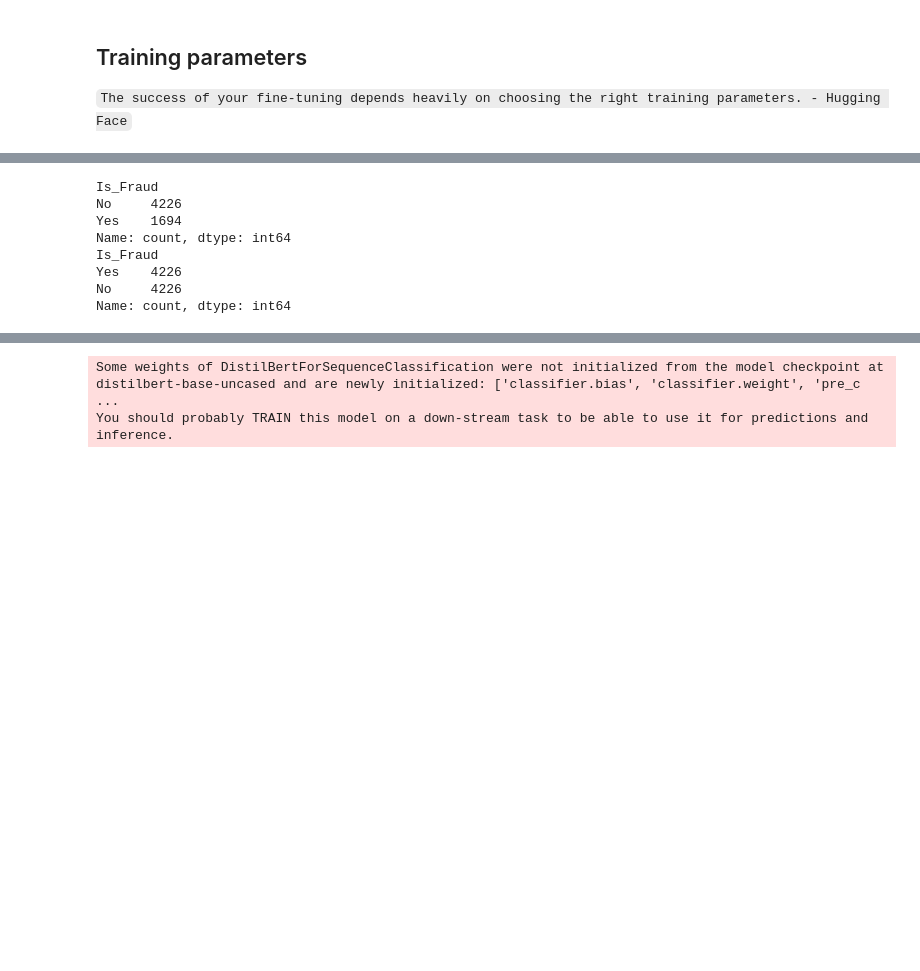
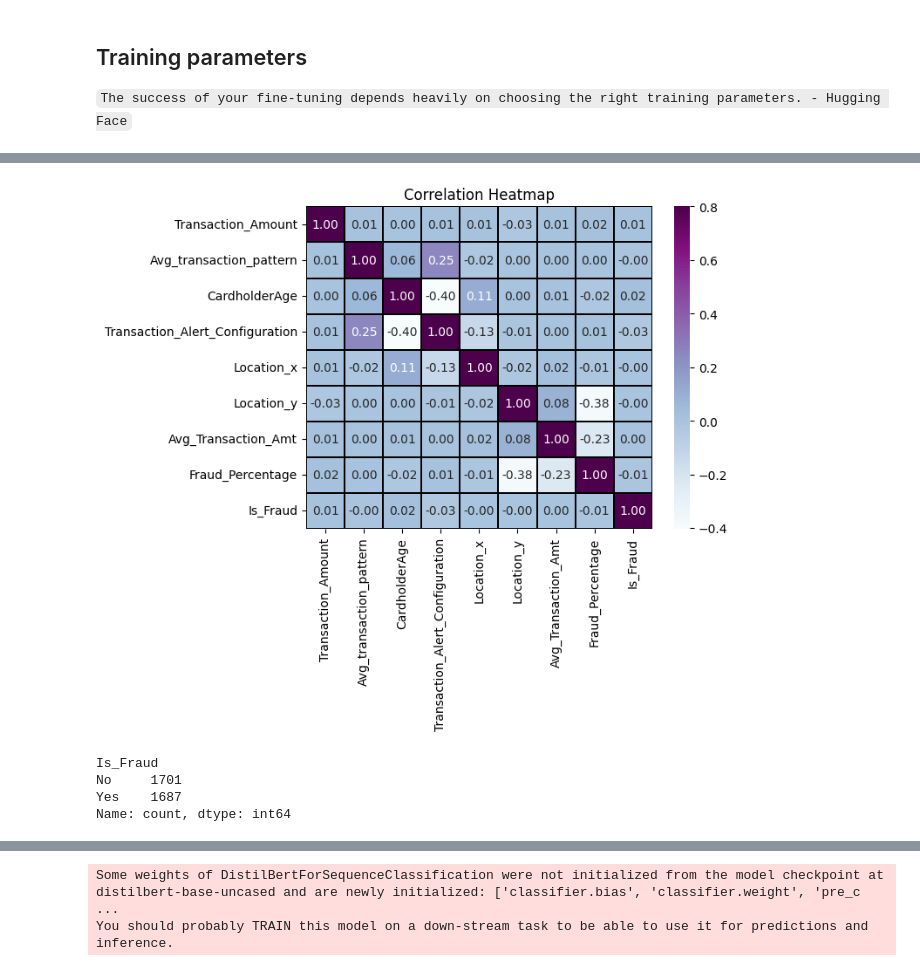
Before and after one commit to dbnath/programming-mono-repo, a Jupyter notebook: python/logistic-regression/finetune-llm/llm_finetune_evaluation.ipynb, the cells around one changed output, grey strips where cells are left out. Cells and saved outputs as stored; diff of their text form; code cells hidden in the pictures; blank space fills up the shorter version.

```diff
--- a/python/logistic-regression/finetune-llm/llm_finetune_evaluation.ipynb
+++ b/python/logistic-regression/finetune-llm/llm_finetune_evaluation.ipynb
@@ -135,28 +171,18 @@ plt.show()
+# %%
+data_for_heatmap = training_dataset.select_dtypes(include=[np.number]).copy()
+data_for_heatmap['Is_Fraud'] = training_dataset['Is_Fraud'].apply(lambda x: 1 if x == 'Yes' else 0)
+matrix = data_for_heatmap.corr()
+sns.heatmap(matrix, annot=True, fmt=".2f", vmax=".8", cmap='BuPu', linewidths=0.1, linecolor='black')
+plt.title('Correlation Heatmap')
+plt.show()
+# %% [output]
+[figure, added]
 # %%
 print(training_dataset['Is_Fraud'].value_counts())
-
-# Separate majority and minority classes
-df_majority = training_dataset[training_dataset['Is_Fraud'] == 'No']
-df_minority = training_dataset[training_dataset['Is_Fraud'] == 'Yes']
-
-# Upsample minority class
-df_minority_upsampled = df_minority.sample(n=len(df_majority), replace=True, random_state=42)
-
-# Combine majority class with upsampled minority class
-training_dataset_balanced = pd.concat([df_majority, df_minority_upsampled])
-
-# Shuffle the dataset
-training_dataset_balanced = training_dataset_balanced.sample(frac=1, random_state=42).reset_index(drop=True)
-
-print(training_dataset_balanced['Is_Fraud'].value_counts())
 # %% [output]
 Is_Fraud
-No     4226
-Yes    1694
+No     1701
+Yes    1687
 Name: count, dtype: int64
-Is_Fraud
-Yes    4226
-No     4226
-Name: count, dtype: int64
 # %%
 ## Define the feature columns and create text features for the model
```
Also changed, not shown: parts of 13 cells of this notebook, 48 other files.
